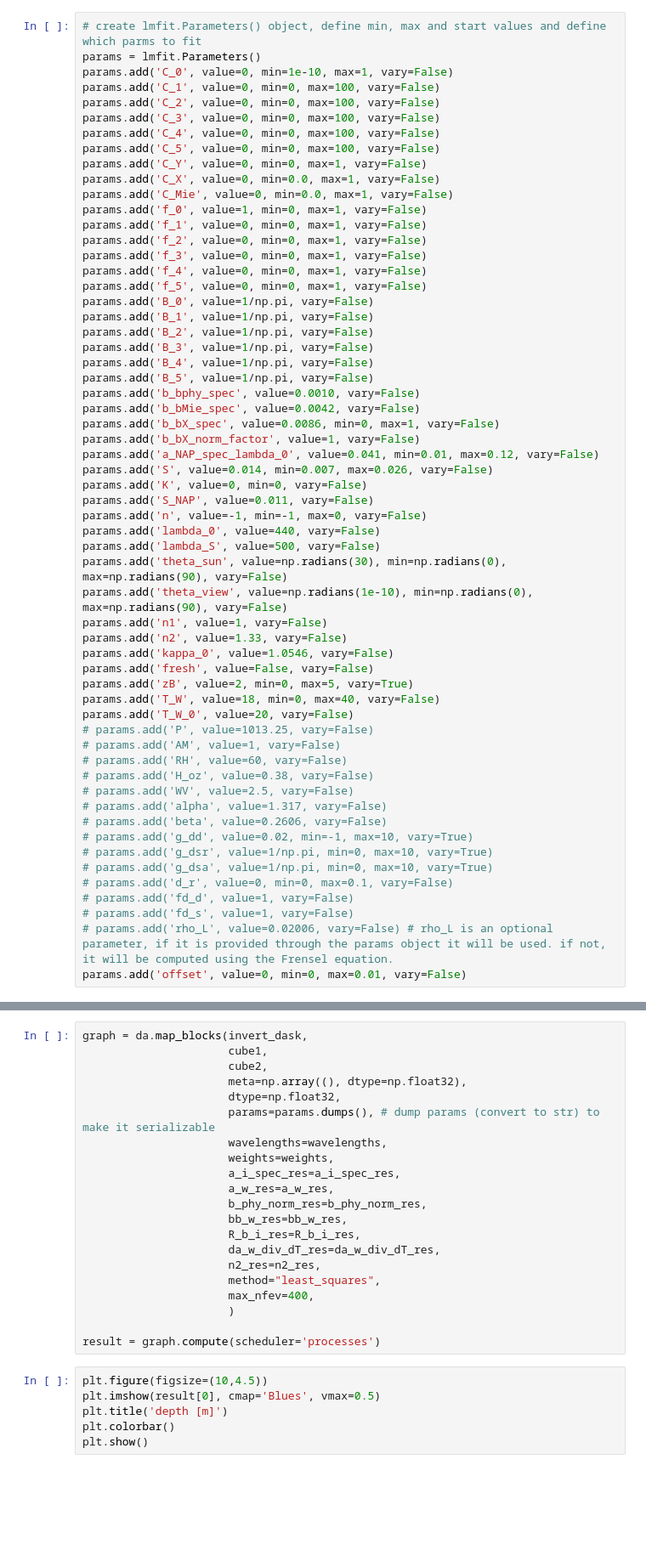
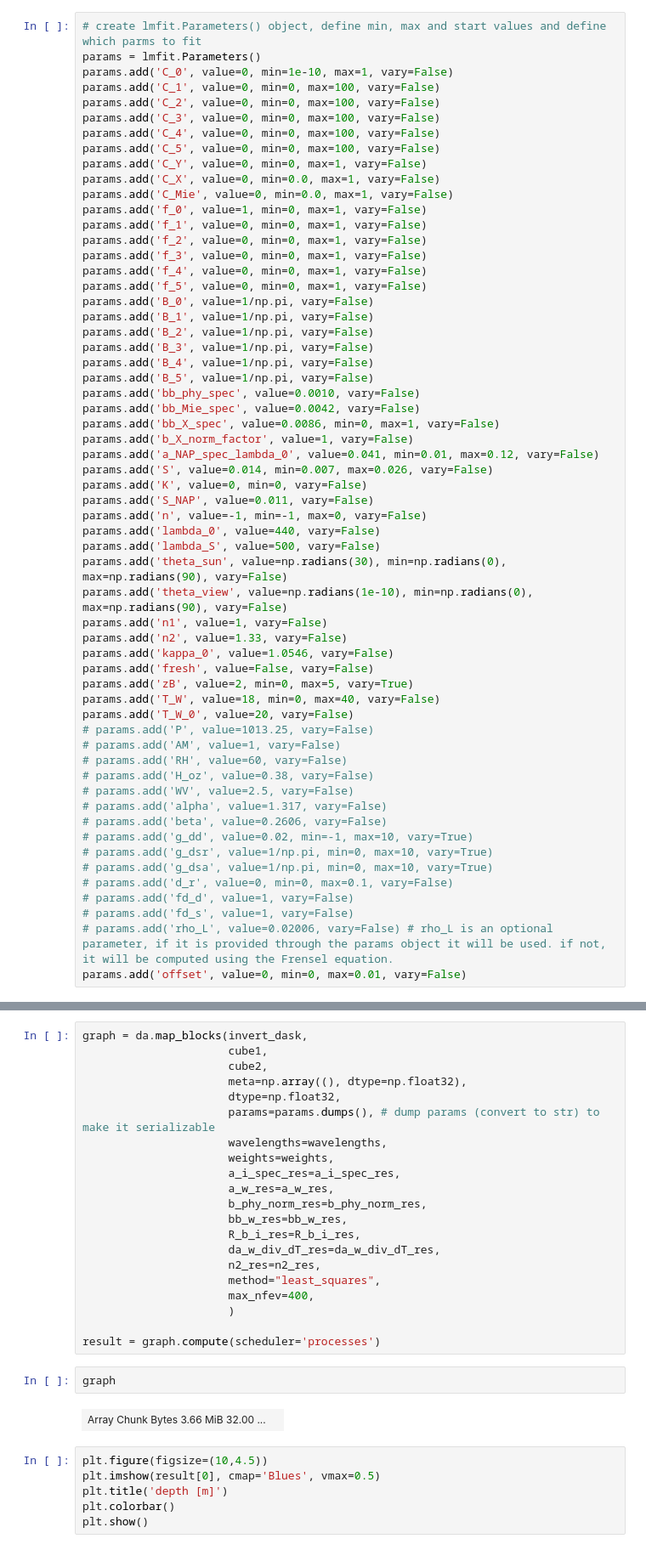
Before and after one commit to CMLandOcean/bio_optics, a Jupyter notebook: notebooks/04_How to invert an image in parallel using dask.ipynb, the cells around one changed output, grey strips where cells are left out. Shown at 85% size. Cells and saved outputs as stored; diff of their text form; blank space fills up the shorter version.

```diff
--- a/notebooks/04_How to invert an image in parallel using dask.ipynb
+++ b/notebooks/04_How to invert an image in parallel using dask.ipynb
@@ -73,10 +73,10 @@ params.add('B_2', value=1/np.pi, vary=False)
 params.add('B_3', value=1/np.pi, vary=False)
 params.add('B_4', value=1/np.pi, vary=False)
 params.add('B_5', value=1/np.pi, vary=False)
-params.add('b_bphy_spec', value=0.0010, vary=False)
-params.add('b_bMie_spec', value=0.0042, vary=False)
-params.add('b_bX_spec', value=0.0086, min=0, max=1, vary=False)
-params.add('b_bX_norm_factor', value=1, vary=False)
+params.add('bb_phy_spec', value=0.0010, vary=False)
+params.add('bb_Mie_spec', value=0.0042, vary=False)
+params.add('bb_X_spec', value=0.0086, min=0, max=1, vary=False)
+params.add('b_X_norm_factor', value=1, vary=False)
 params.add('a_NAP_spec_lambda_0', value=0.041, min=0.01, max=0.12, vary=False)
 params.add('S', value=0.014, min=0.007, max=0.026, vary=False)
 params.add('K', value=0, min=0, vary=False)
@@ -209,6 +209,10 @@ graph = da.map_blocks(invert_dask,
                       )
 
 result = graph.compute(scheduler='processes')
+# %%
+graph
+# %% [output]
+| Array Chunk Bytes 3.66 MiB 32.00 ... |  |
 # %%
 plt.figure(figsize=(10,4.5))
 plt.imshow(result[0], cmap='Blues', vmax=0.5)
```
Also changed, not shown: 13 other files.
